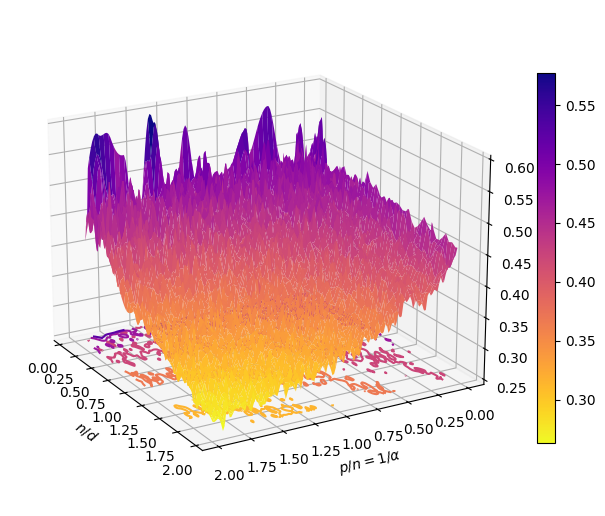
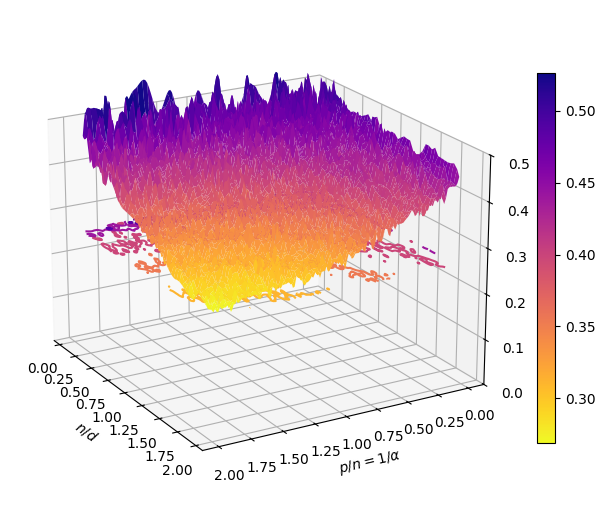
The notebook cell's code change between the first figure and the second:
--- before
+++ after
@@ -40,4 +40,6 @@
 ax.set_zlabel('Generalisation error')
 
+ax.set_zlim(0,0.5)
+
 ax.view_init(elev=20, azim=330)
 

Commit: added zlim